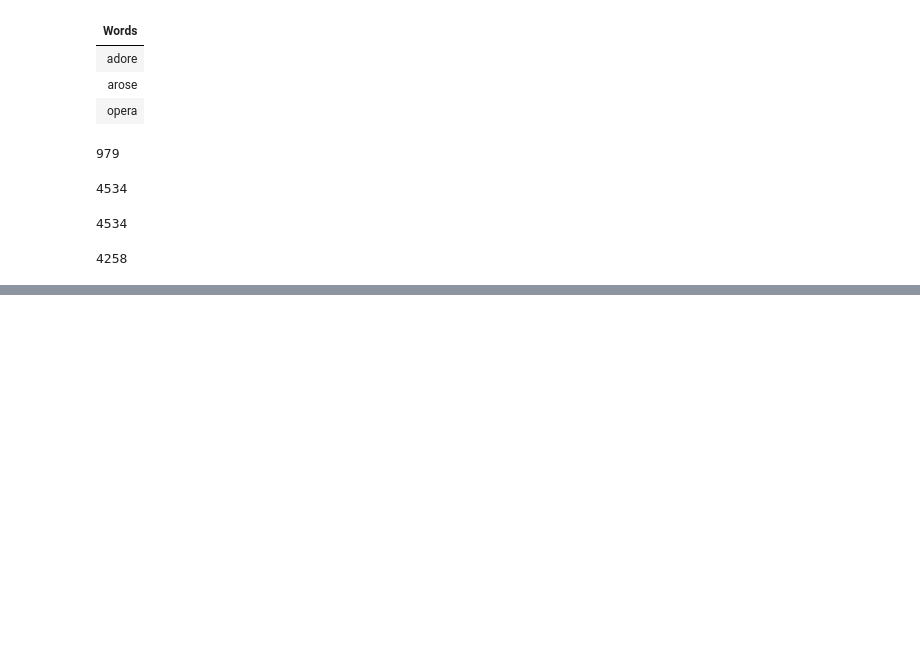
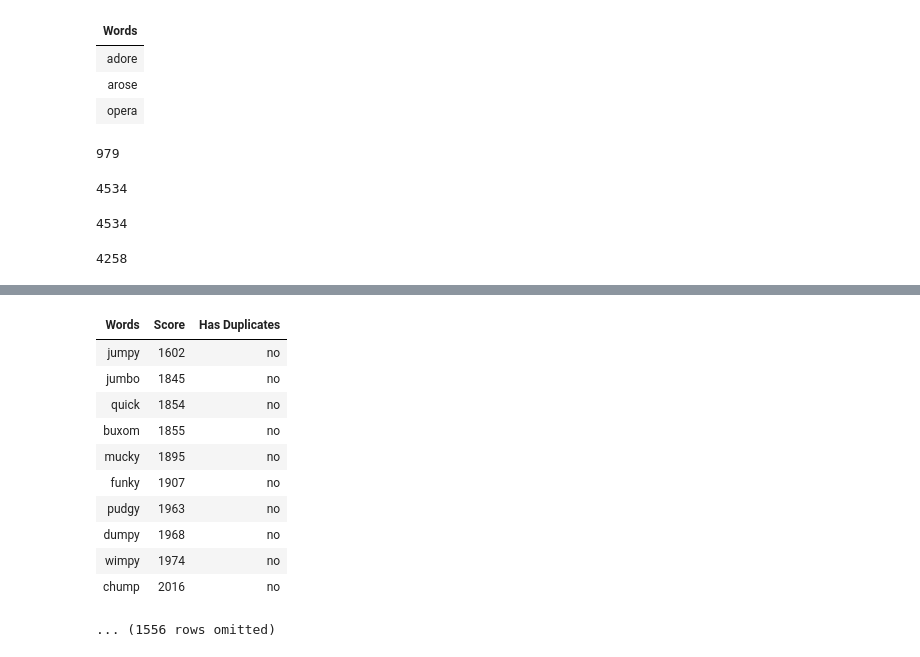
Before and after one commit to lawtonsclass/f26-code-from-class, a Jupyter notebook: data8/midterm-review.ipynb, the cells around one changed output, grey strips where cells are left out. Cells and saved outputs as stored; diff of their text form; code cells hidden in the pictures; blank space fills up the shorter version.

```diff
--- a/data8/midterm-review.ipynb
+++ b/data8/midterm-review.ipynb
@@ -408,0 +527,15 @@ get_score('adore')
+# %%
+words_scores_duplicates.where('Has Duplicates', are.equal_to('no')).sort('Score')
+# %% [output]
+| Words | Score | Has Duplicates |
+| jumpy | 1602 | no |
+| jumbo | 1845 | no |
+| quick | 1854 | no |
+| buxom | 1855 | no |
+| mucky | 1895 | no |
+| funky | 1907 | no |
+| pudgy | 1963 | no |
+| dumpy | 1968 | no |
+| wimpy | 1974 | no |
+| chump | 2016 | no |
+... (1556 rows omitted)
```
Also changed, not shown: parts of 14 cells of this notebook.
